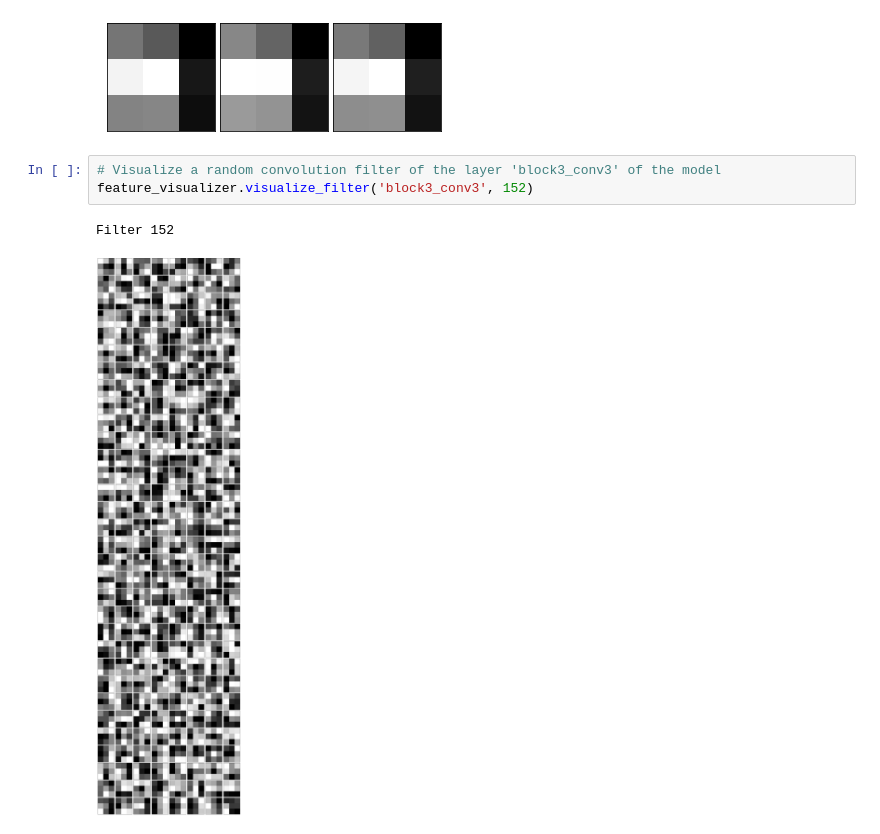
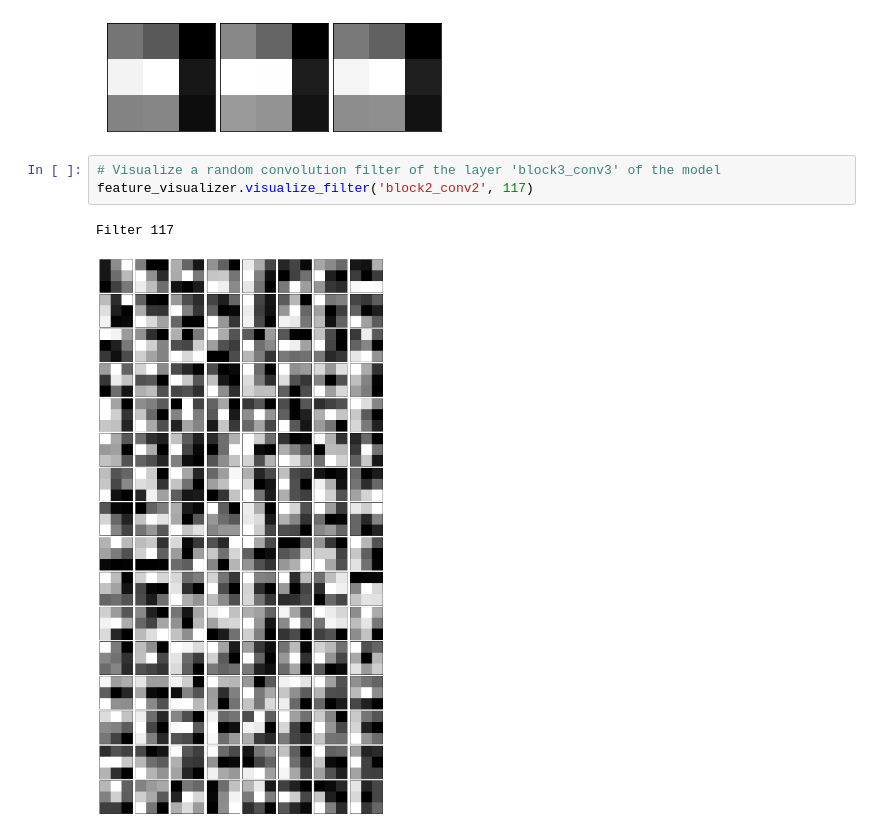
Before and after one commit to QuentinVincenot/feature-visualization, a Jupyter notebook: Feature_Visualization.ipynb, the cells around one changed output. Drawn from its saved outputs; the diff is of its cells as text.

Commit message:
Updated notebook with layers visualizations

```diff
--- a/Feature_Visualization.ipynb
+++ b/Feature_Visualization.ipynb
@@ -57,7 +57,7 @@ Filter 63
 [figure]
 # %%
 # Visualize a random convolution filter of the layer 'block3_conv3' of the model
-feature_visualizer.visualize_filter('block3_conv3', 152)
+feature_visualizer.visualize_filter('block2_conv2', 117)
 # %% [output]
-Filter 152
+Filter 117
-[figure, old version]
+[figure, new version]
```
Also changed, not shown: parts of 6 cells of this notebook.
